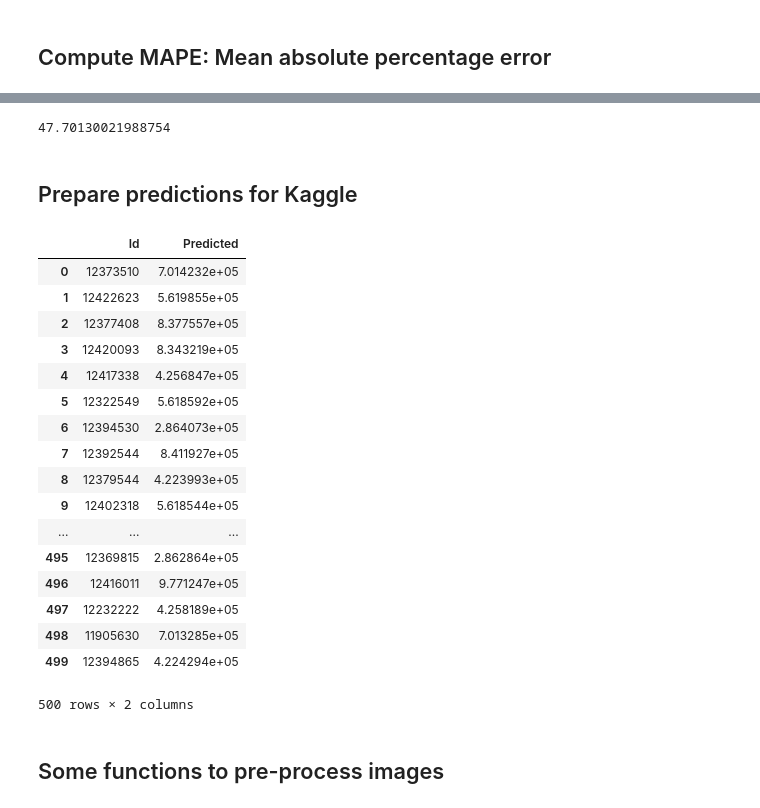
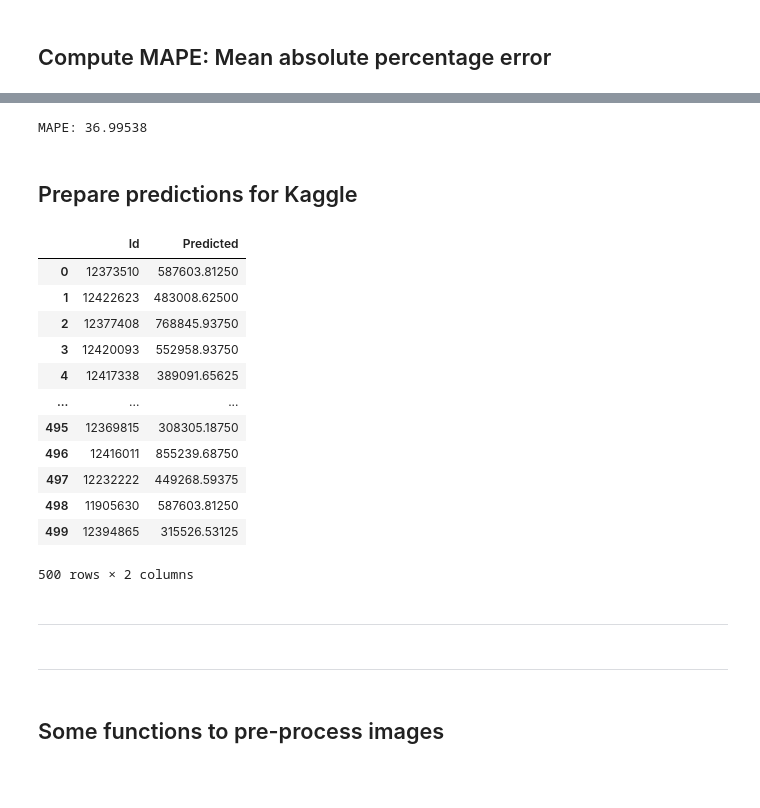
Before and after one commit to erinkhoo/House_pricing_dataset, a Jupyter notebook: MLcompetition_Erin_Khoo_19225733.ipynb, the cells around one changed output, grey strips where cells are left out. Saved outputs shown, nothing was run; the diff lists cells and outputs as text; code cells hidden in the pictures; blank space fills up the shorter version.

```diff
--- a/MLcompetition_Erin_Khoo_19225733.ipynb
+++ b/MLcompetition_Erin_Khoo_19225733.ipynb
@@ -121,5 +329,5 @@ Xtest = df_subset_test.iloc[:,0:3].values #input columns
 # %%
-from sklearn.linear_model import LinearRegression
-reg = LinearRegression().fit(X, y)
-y_tr_pred = reg.predict(X)
-y_te_pred = reg.predict(Xtest)
+# from sklearn.linear_model import LinearRegression | MAPE: 47.00007
+#reg = LinearRegression().fit(X, y)
+#y_tr_pred = reg.predict(X)
+#y_te_pred = reg.predict(Xtest)
@@ -140,32 +397,31 @@ array([[935000.        , 978149.08835239],
 # %%
 MAPE_training = np.mean(np.abs(M[:,0]-M[:,1])/M[:,0])*100
-print(MAPE_training)
+print(f'MAPE: {MAPE_training:.7}')
 # %% [output]
-47.70130021988754
+MAPE: 36.99538
 # %% [markdown]
 ## Prepare predictions for Kaggle
 # %%
 Prediction = pd.DataFrame()
 Prediction.insert(0, 'Id', dftest.index.values.astype(int))
 Prediction.insert(1, 'Predicted', y_te_pred)
-Prediction.to_csv("Prediction_baseline.csv", index=False)#you can upload this file
+Prediction.to_csv("Prediction_v5.csv", index=False)
 Prediction
 # %% [output]
 |  | Id | Predicted |
-| 0 | 12373510 | 7.014232e+05 |
-| 1 | 12422623 | 5.619855e+05 |
-| 2 | 12377408 | 8.377557e+05 |
-| 3 | 12420093 | 8.343219e+05 |
-| 4 | 12417338 | 4.256847e+05 |
-| 5 | 12322549 | 5.618592e+05 |
-| 6 | 12394530 | 2.864073e+05 |
-| 7 | 12392544 | 8.411927e+05 |
-| 8 | 12379544 | 4.223993e+05 |
-| 9 | 12402318 | 5.618544e+05 |
+| 0 | 12373510 | 587603.81250 |
+| 1 | 12422623 | 483008.62500 |
+| 2 | 12377408 | 768845.93750 |
+| 3 | 12420093 | 552958.93750 |
+| 4 | 12417338 | 389091.65625 |
 | ... | ... | ... |
-| 495 | 12369815 | 2.862864e+05 |
-| 496 | 12416011 | 9.771247e+05 |
-| 497 | 12232222 | 4.258189e+05 |
-| 498 | 11905630 | 7.013285e+05 |
-| 499 | 12394865 | 4.224294e+05 |
+| 495 | 12369815 | 308305.18750 |
+| 496 | 12416011 | 855239.68750 |
+| 497 | 12232222 | 449268.59375 |
+| 498 | 11905630 | 587603.81250 |
+| 499 | 12394865 | 315526.53125 |
 500 rows × 2 columns
+# %% [markdown]
+---
+# %% [markdown]
+---
```
Also changed, not shown: parts of 51 cells of this notebook, 9 other files.
